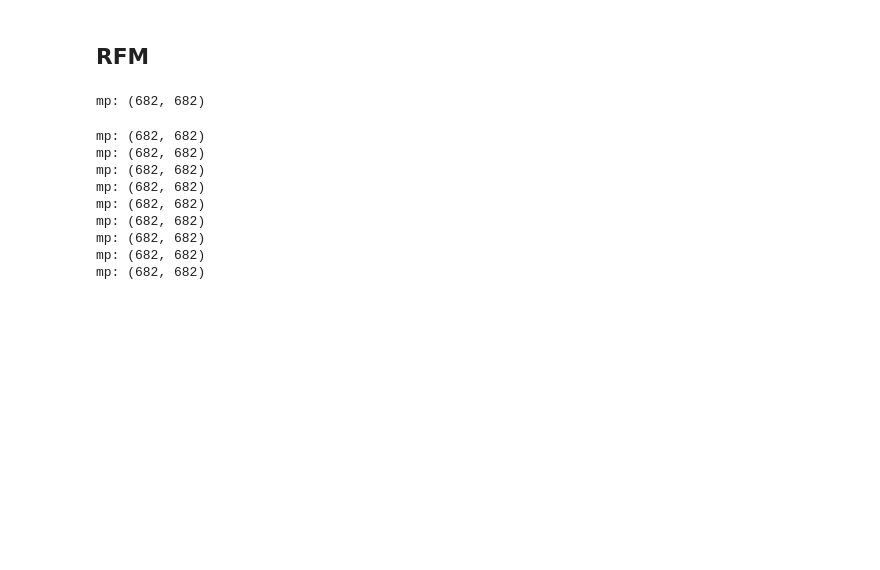
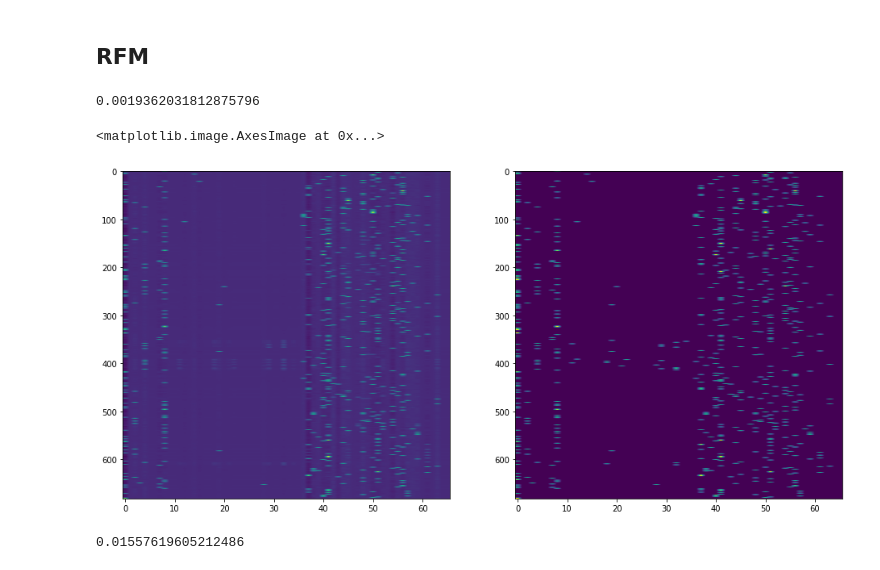
Before and after one commit to agupta01/ml-theory-capstone, a Jupyter notebook: notebooks/rfmtext.ipynb, the cells around one changed output. Cells and saved outputs as stored; diff of their text form; code cells hidden in the pictures; blank space fills up the shorter version.

```diff
--- a/notebooks/rfmtext.ipynb
+++ b/notebooks/rfmtext.ipynb
@@ -278,15 +288,18 @@ evaluate(y_test, generated_test)
 # %% [markdown]
 ## RFM
 # %%
-alpha, M = train_rfm(X_train_enc, next_char_train[:, 0])
+alpha, M = train_rfm(X_train_enc, next_char_train, T = 5)
-# %% [output]
-mp: (682, 682)
-mp: (682, 682)
-mp: (682, 682)
-mp: (682, 682)
-mp: (682, 682)
-mp: (682, 682)
-mp: (682, 682)
-mp: (682, 682)
-mp: (682, 682)
-mp: (682, 682)
+# %%
+y_train_pred = utils.K_M(X_train_enc, X_train_enc, M, L=1.0) @ alpha
+# %%
+utils.mse(y_train_pred, next_char_train)
+# %% [output]
+0.0019362031812875796
+# %%
+fig, ax = plt.subplots(ncols=2, figsize=(16, 9))
+ar = (y_train_pred.shape[1]/y_train_pred.shape[0])
+ax[0].imshow(utils.softmax(y_train_pred, axis=1), aspect=ar)
+ax[1].imshow(next_char_train, aspect=ar)
+# %% [output]
+<matplotlib.image.AxesImage at 0x...>
+[figure, added]
@@ -292,0 +308,4 @@ mp: (682, 682)
+# %%
+utils.mse(y_test_pred, next_char_test)
+# %% [output]
+0.01557619605212486
```
Also changed, not shown: parts of 14 cells of this notebook, 4 other files.
